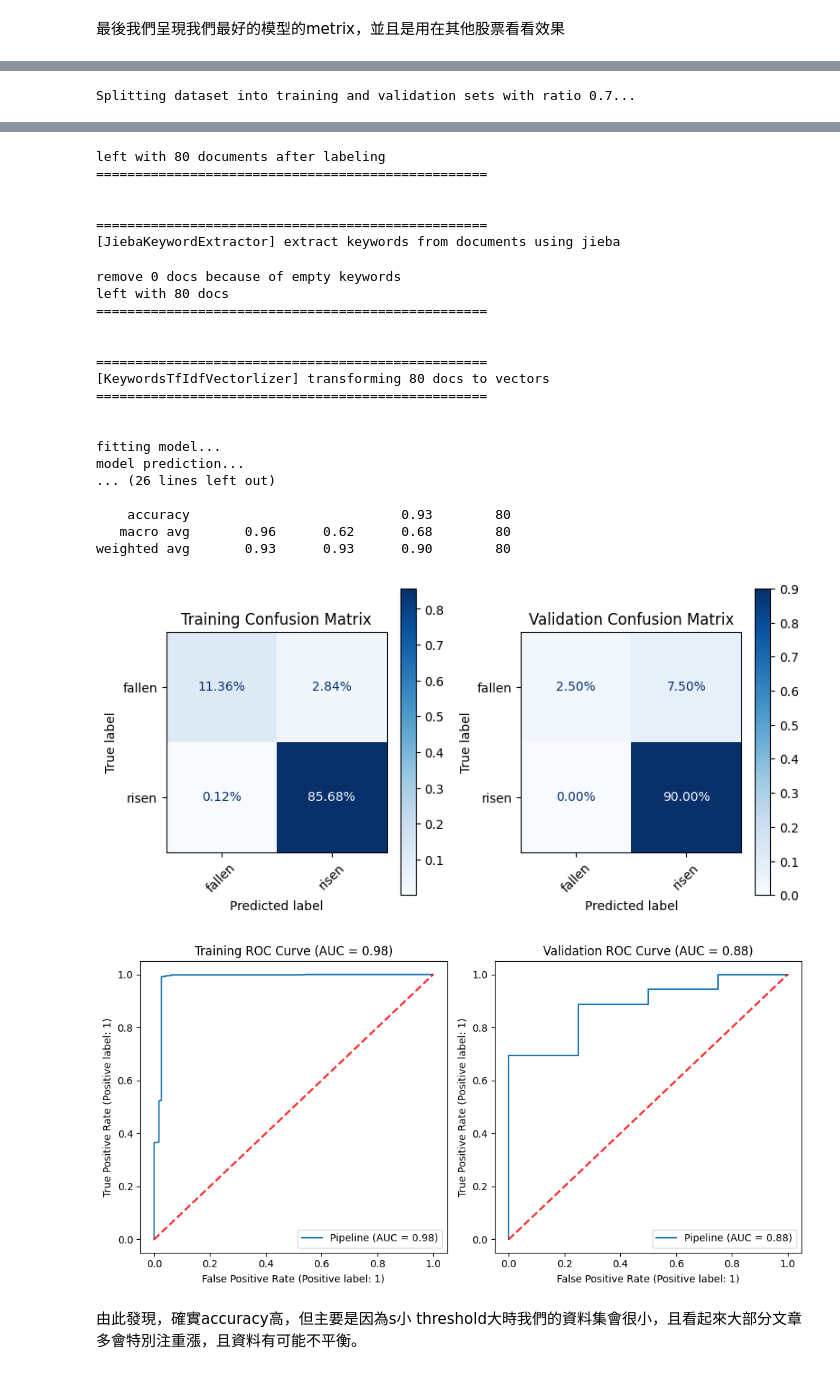
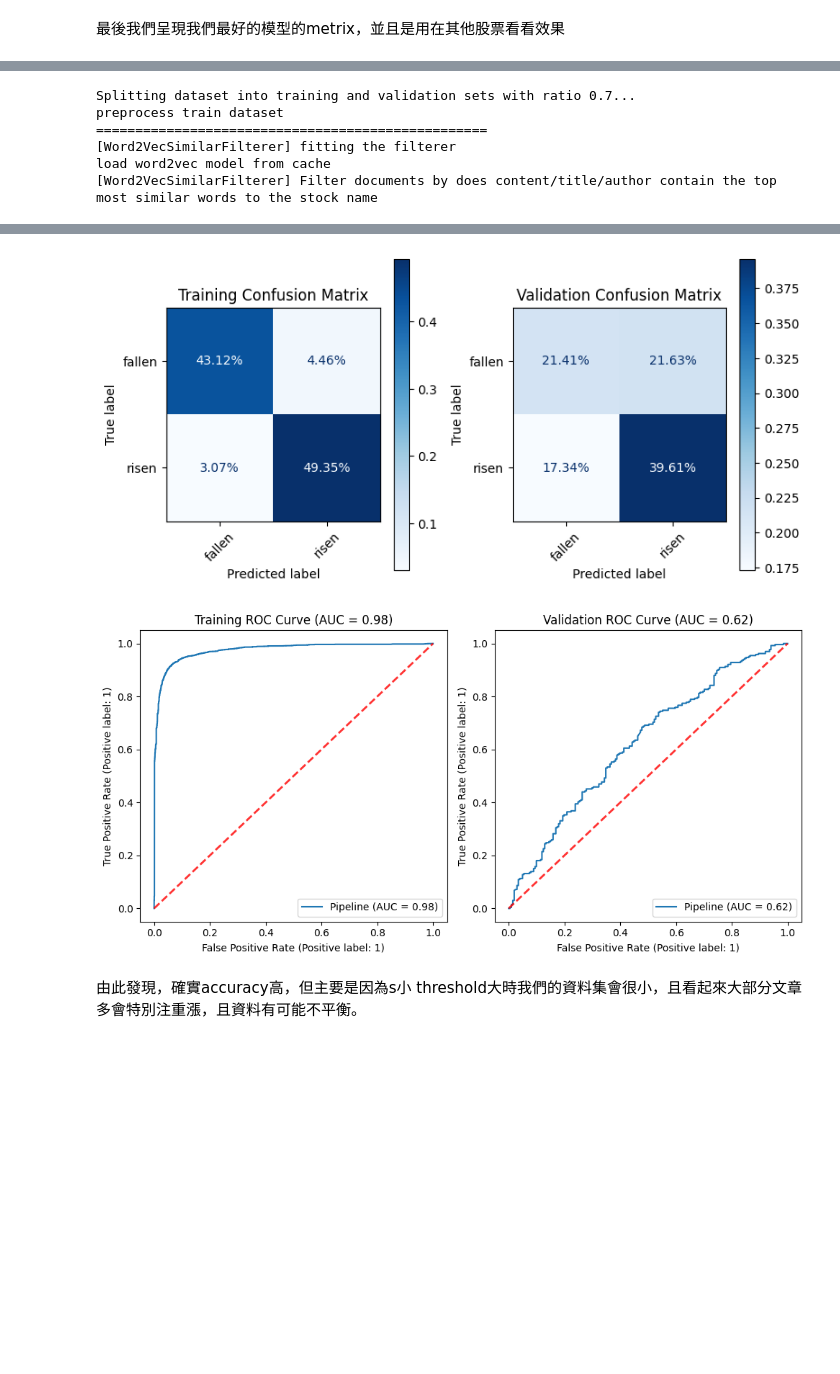
Before and after one commit to easonyu0203/2023-2-data-analyze-midterm, a Jupyter notebook: researchs/train_pipeline_research.ipynb, the cells around one changed output, grey strips where cells are left out. Saved outputs shown, nothing was run; the diff lists cells and outputs as text; code cells hidden in the pictures; blank space fills up the shorter version.

```diff
--- a/researchs/train_pipeline_research.ipynb
+++ b/researchs/train_pipeline_research.ipynb
@@ -478,10 +490,10 @@ name_model_to_best_config['svc']['config']
 # %%
 # set up config
-stock = stock_meta.get_stock_by_name('台積電')
+stock = stock_meta.get_stock_by_name('群創')
 clf = make_pipeline(StandardScaler(), SVC(probability=True))
 preprocess_pipeline = PreprocessPipeline(
     docs_filterer=Word2VecSimilarFilterer(topn=3, white_noise_ratio=0),
-    docs_labeler=FutureReturnDocsLabeler(s=1, threshold=5),
+    docs_labeler=FutureReturnDocsLabeler(s=3, threshold=5),
     keywords_extractor=JiebaKeywordExtractor(),
     vectorizer=KeywordsTfIdfVectorlizer(count_features=1000, pca_components=100)
 )
@@ -501,3 +513,8 @@ print("\n\n\n\n\nresult:")
 display_evaluation_result(result, clf, train_dataset, val_dataset)
 # %% [output]
 Splitting dataset into training and validation sets with ratio 0.7...
+preprocess train dataset
+==================================================
+[Word2VecSimilarFilterer] fitting the filterer
+load word2vec model from cache
+[Word2VecSimilarFilterer] Filter documents by does content/title/author contain the top most similar words to the stock name
@@ -550,27 +581,4 @@ left with 10494 documents after filtering
-left with 80 documents after labeling
-==================================================
-
-
-==================================================
-[JiebaKeywordExtractor] extract keywords from documents using jieba
-remove 0 docs because of empty keywords
-left with 80 docs
-==================================================
-
-
-==================================================
-[KeywordsTfIdfVectorlizer] transforming 80 docs to vectors
-==================================================
-
-
-fitting model...
-model prediction...
-... (26 lines left out)
-
-    accuracy                           0.93        80
-   macro avg       0.96      0.62      0.68        80
-weighted avg       0.93      0.93      0.90        80
-[figure, old version]
+[figure, new version]
-[figure, old version]
+[figure, new version]
 # %% [markdown]
 由此發現，確實accuracy高，但主要是因為s小 threshold大時我們的資料集會很小，且看起來大部分文章多會特別注重漲，且資料有可能不平衡。
```
Also changed, not shown: parts of 6 cells of this notebook, 10 other files.
